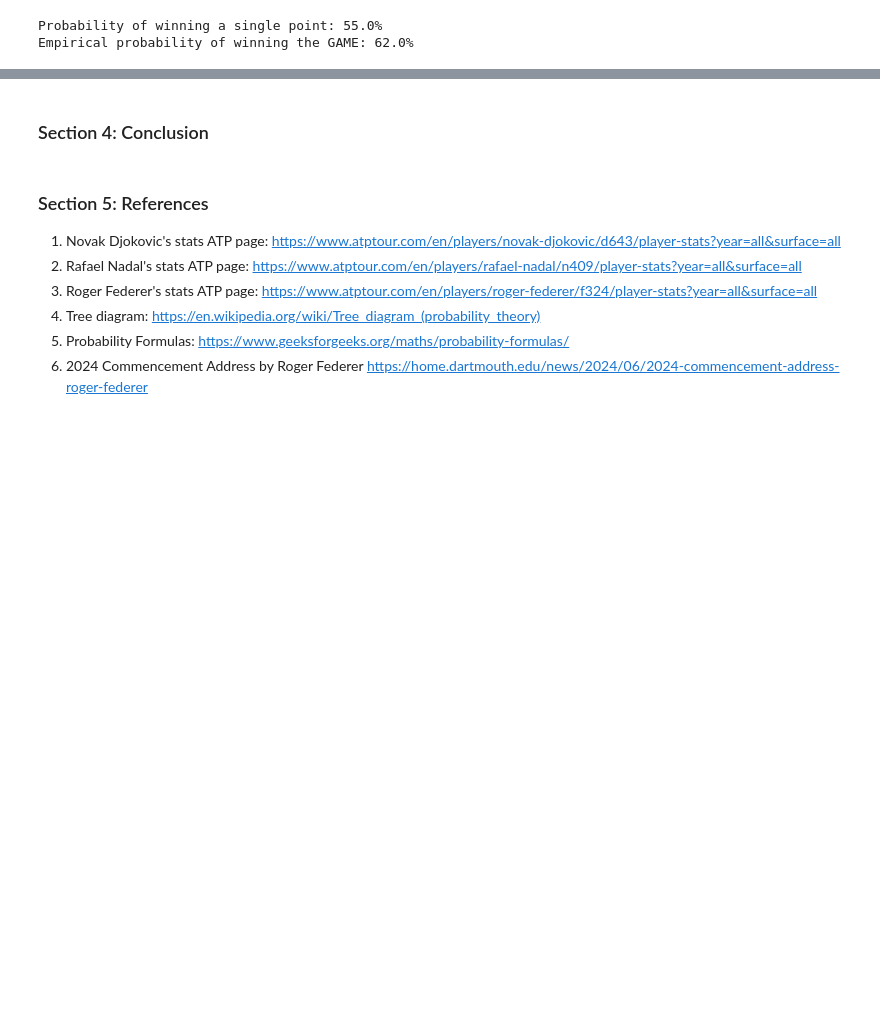
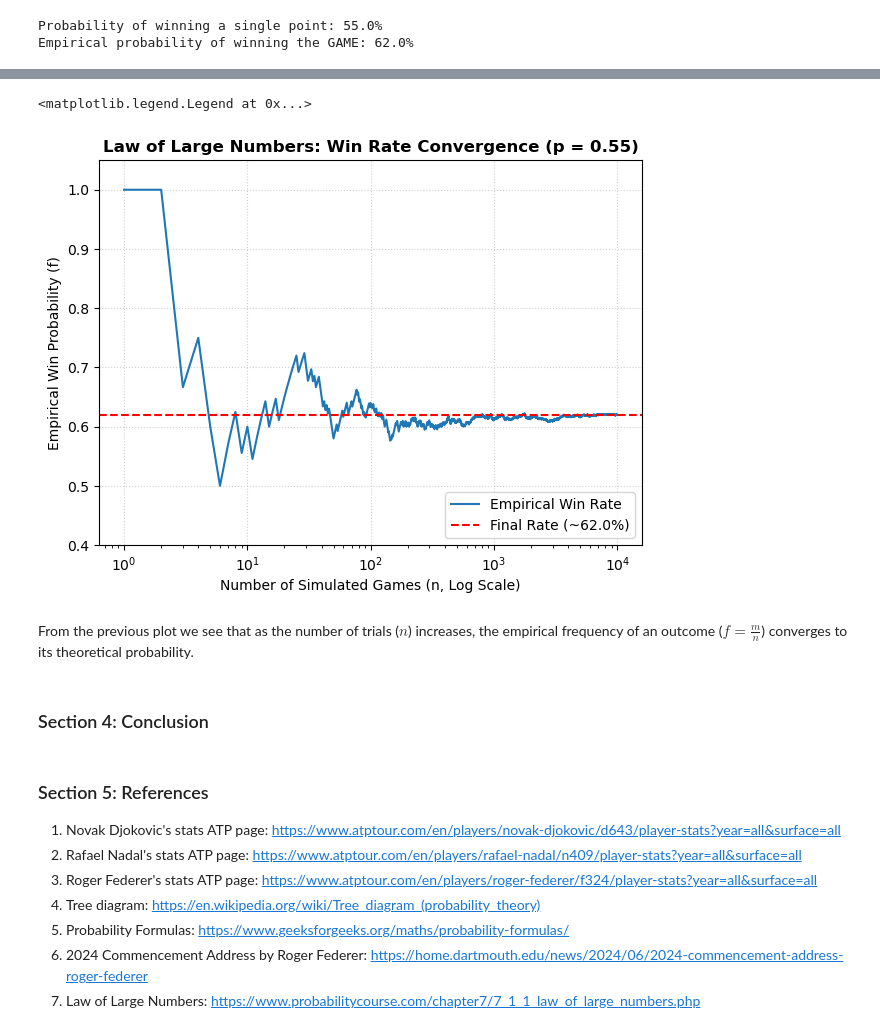
Before and after one commit to kirill2ll/Math, a Jupyter notebook: Exam/Game-Set-Math.ipynb, the cells around one changed output, grey strips where cells are left out. Saved outputs shown, nothing was run; the diff lists cells and outputs as text; code cells hidden in the pictures; blank space fills up the shorter version.

```diff
--- a/Exam/Game-Set-Math.ipynb
+++ b/Exam/Game-Set-Math.ipynb
@@ -138,3 +143,22 @@ Empirical probability of winning the GAME: 62.0%
+# %%
+fig, ax1 = plt.subplots(figsize=(7, 5))
+
+# Plot 1: Law of Large Numbers (Convergence)
+trials_history = np.arange(1, len(history) + 1)
+ax1.plot(trials_history, history, color='#1f77b4', linewidth=1.5, label='Empirical Win Rate')
+ax1.axhline(y=empirical_prob, color='r', linestyle='--', label=f'Final Rate (~{empirical_prob*100:.1f}%)')
+ax1.set_xscale('log') #
+ax1.set_title('Law of Large Numbers: Win Rate Convergence (p = 0.55)', fontsize=12, fontweight='bold')
+ax1.set_xlabel('Number of Simulated Games (n, Log Scale)', fontsize=10)
+ax1.set_ylabel('Empirical Win Probability (f)', fontsize=10)
+ax1.set_ylim(0.4, 1.05)
+ax1.grid(True, linestyle=':', alpha=0.6)
+ax1.legend(loc='lower right')
+# %% [output]
+<matplotlib.legend.Legend at 0x...>
+[figure, added]
+# %% [markdown]
+From the previous plot we see that as the number of trials ($n$) increases, the empirical frequency of an outcome ($f = \frac{m}{n}$) converges to its theoretical probability.
 # %% [markdown]
 ### Section 4: Conclusion
 # %% [markdown]
@@ -145,4 +169,5 @@ Empirical probability of winning the GAME: 62.0%
 3. Roger Federer's stats ATP page: https://www.atptour.com/en/players/roger-federer/f324/player-stats?year=all&surface=all
 4. Tree diagram: https://en.wikipedia.org/wiki/Tree_diagram_(probability_theory)
 5. Probability Formulas: https://www.geeksforgeeks.org/maths/probability-formulas/
-6. 2024 Commencement Address by Roger Federer https://home.dartmouth.edu/news/2024/06/2024-commencement-address-roger-federer
+6. 2024 Commencement Address by Roger Federer: https://home.dartmouth.edu/news/2024/06/2024-commencement-address-roger-federer
+7. Law of Large Numbers: https://www.probabilitycourse.com/chapter7/7_1_1_law_of_large_numbers.php
```
Also changed, not shown: parts of 1 cell of this notebook.
